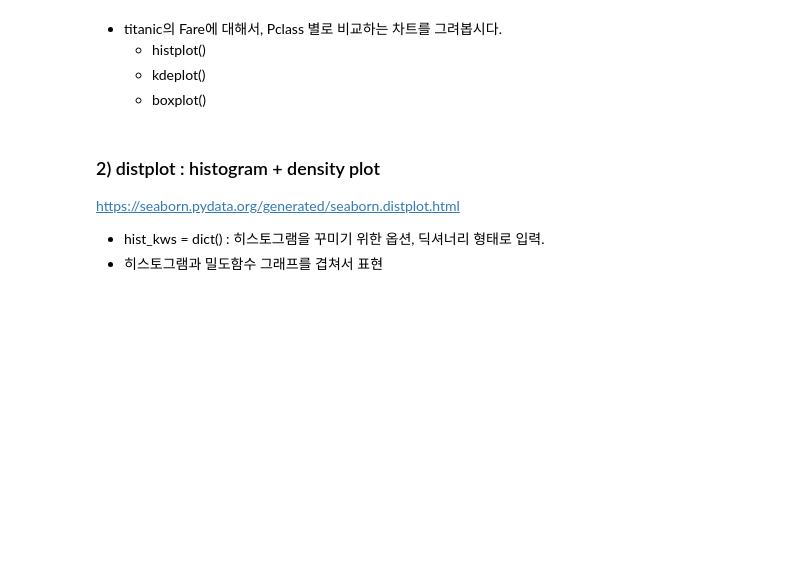
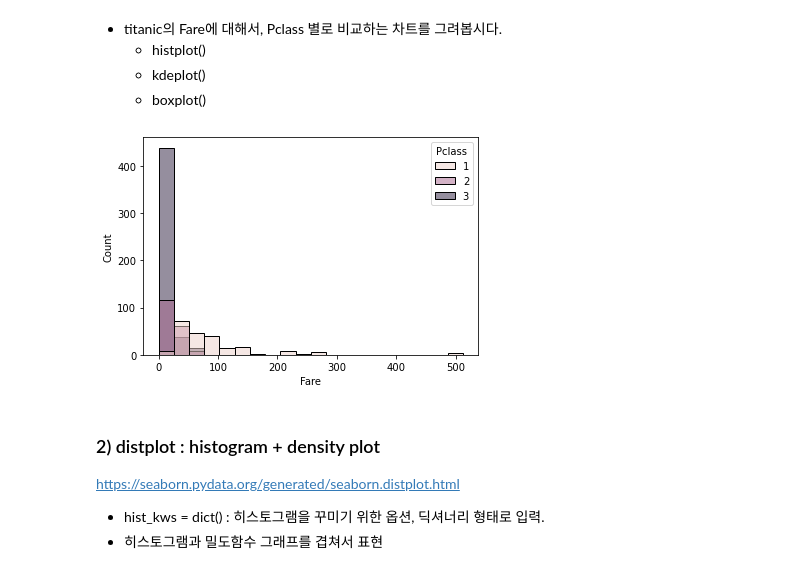
Before and after one commit to yeonsu98/KT-AIVLE-Python, a Jupyter notebook: 20220811/06과 seaborn 다양한 차트들.ipynb, the cells around one changed output. Drawn from its saved outputs; the diff is of its cells as text; code cells hidden in the pictures; blank space fills up the shorter version.

```diff
--- a/20220811/06과 seaborn 다양한 차트들.ipynb
+++ b/20220811/06과 seaborn 다양한 차트들.ipynb
@@ -88,3 +147,9 @@ plt.show()
+# %%
+# histplot
+sns.histplot(data=titanic, x='Fare', bins=20, hue='Pclass')
+plt.show()
+# %% [output]
+[figure, added]
 # %%
 # kdeplot
 # %%
```
Also changed, not shown: parts of 22 cells of this notebook, 1 other file.
